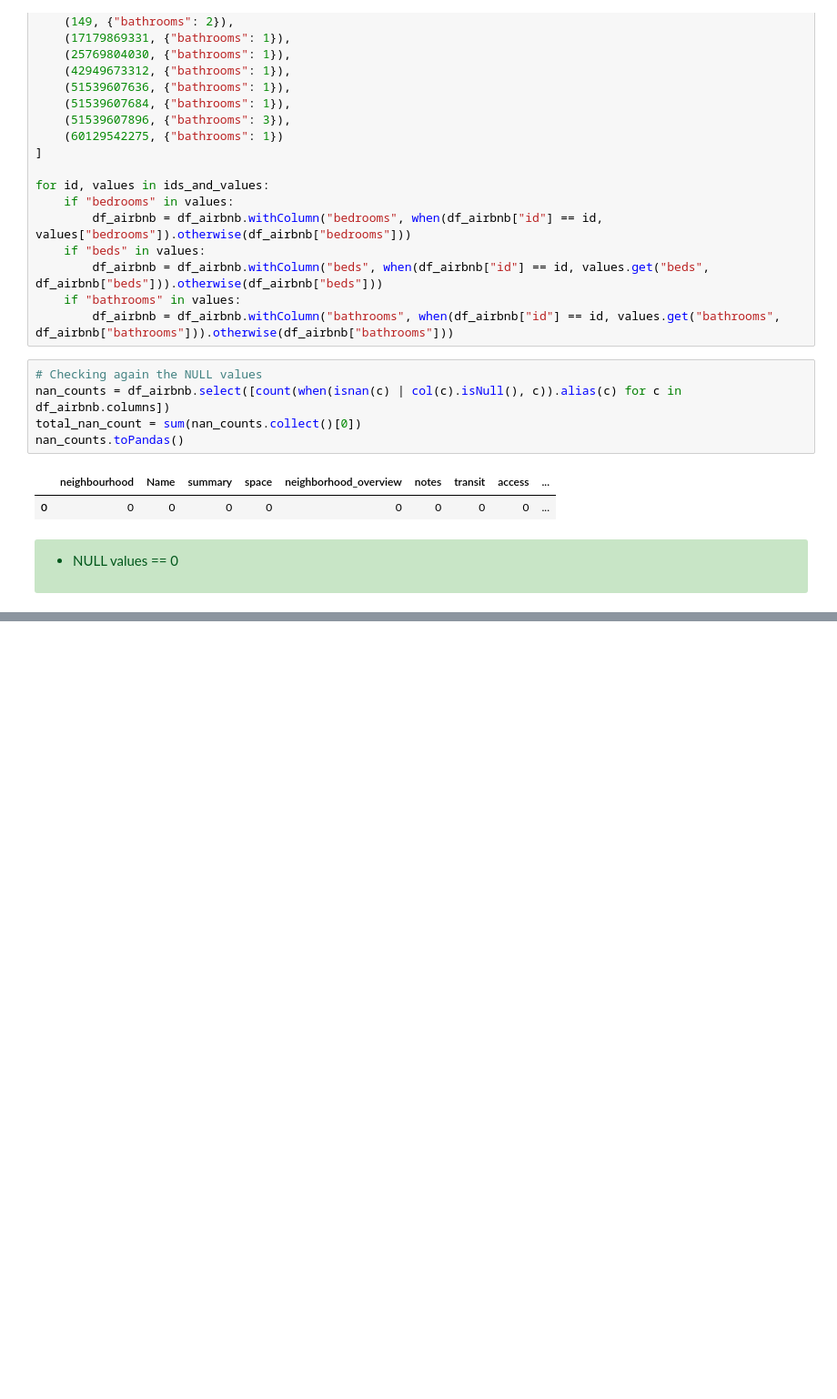
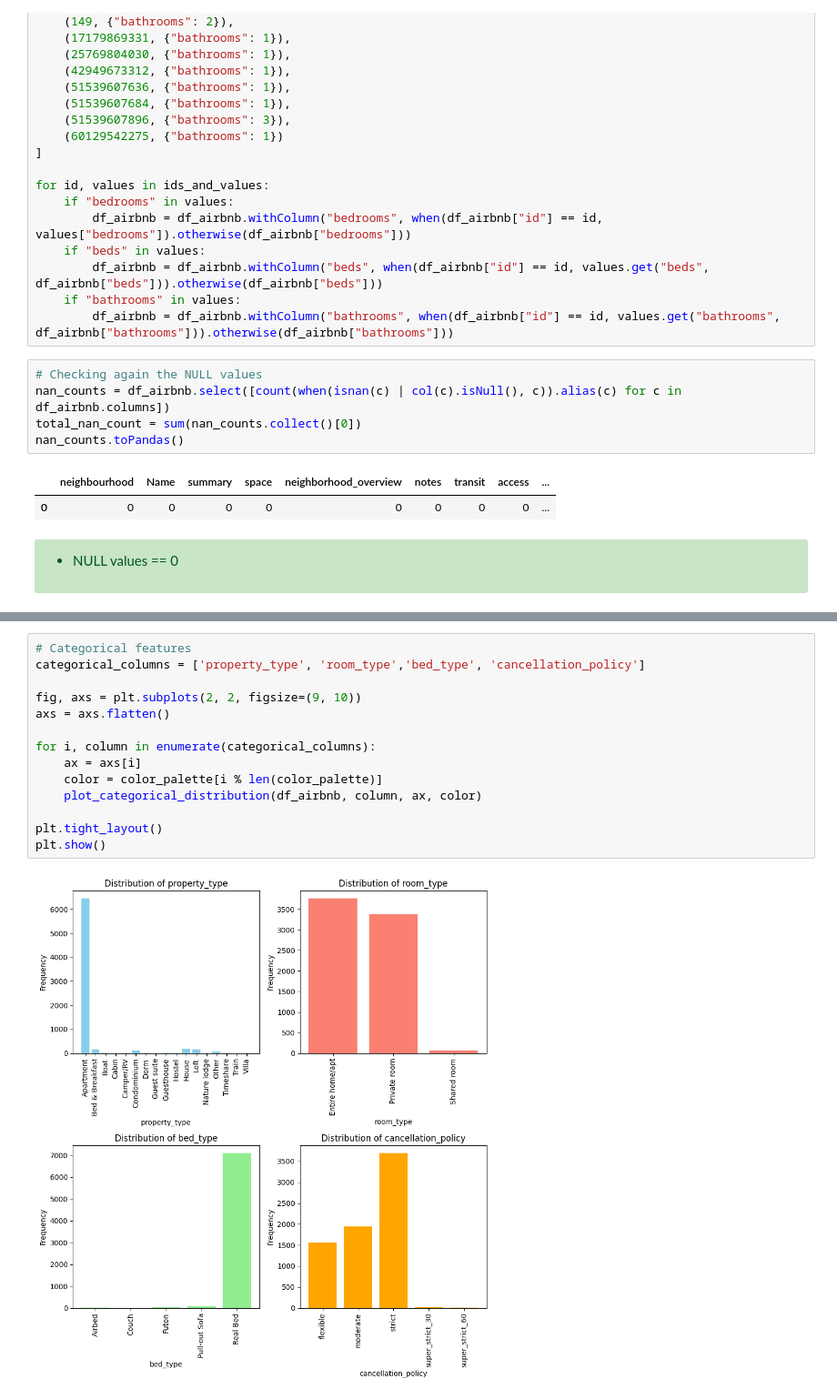
Before and after one commit to elenaalegret/Advanced-Databases, a Jupyter notebook: data_quality_pipeline/dataset_exploration.ipynb, the cells around one changed output, grey strips where cells are left out. Shown at 91% size. Drawn from its saved outputs; the diff is of its cells as text; blank space fills up the shorter version.

```diff
--- a/data_quality_pipeline/dataset_exploration.ipynb
+++ b/data_quality_pipeline/dataset_exploration.ipynb
@@ -875,0 +892,16 @@ nan_counts.toPandas()
+# %%
+# Categorical features
+categorical_columns = ['property_type',	'room_type','bed_type', 'cancellation_policy']
+
+fig, axs = plt.subplots(2, 2, figsize=(9, 10))
+axs = axs.flatten()
+
+for i, column in enumerate(categorical_columns):
+    ax = axs[i]
+    color = color_palette[i % len(color_palette)]
+    plot_categorical_distribution(df_airbnb, column, ax, color)
+
+plt.tight_layout()
+plt.show()
+# %% [output]
+[figure, added]
```
Also changed, not shown: parts of 40 cells of this notebook, 4 other files.
